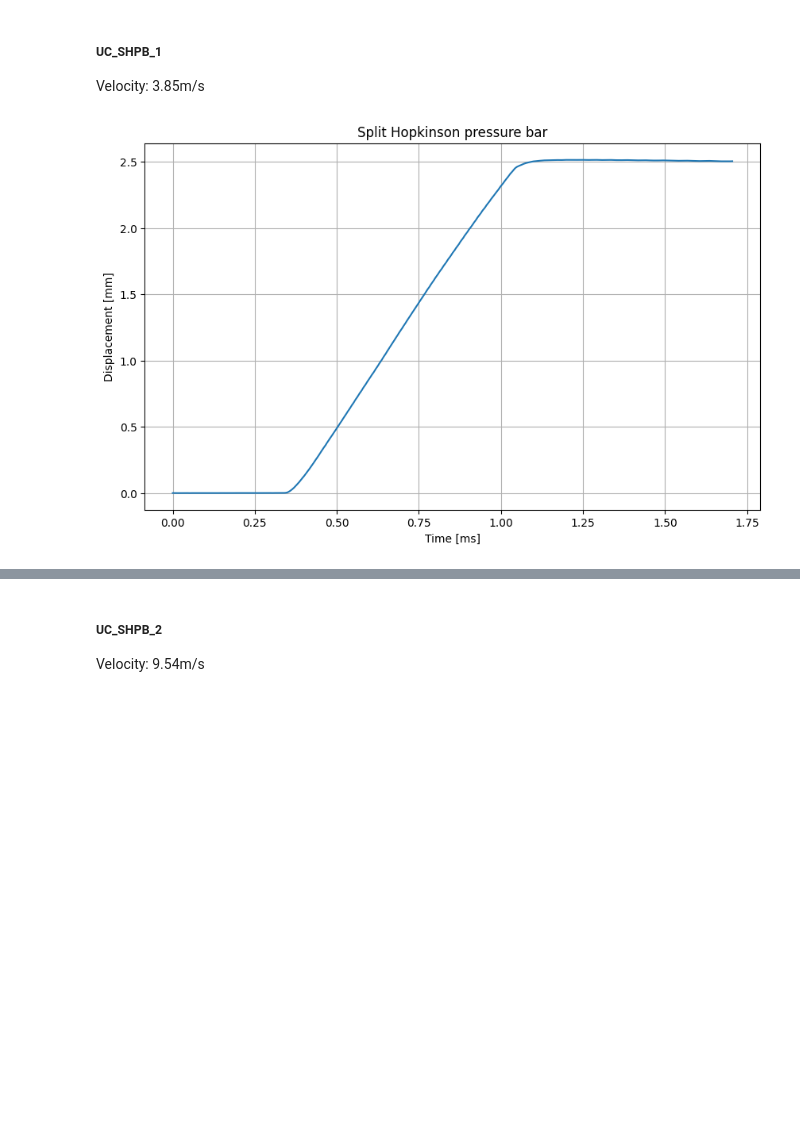
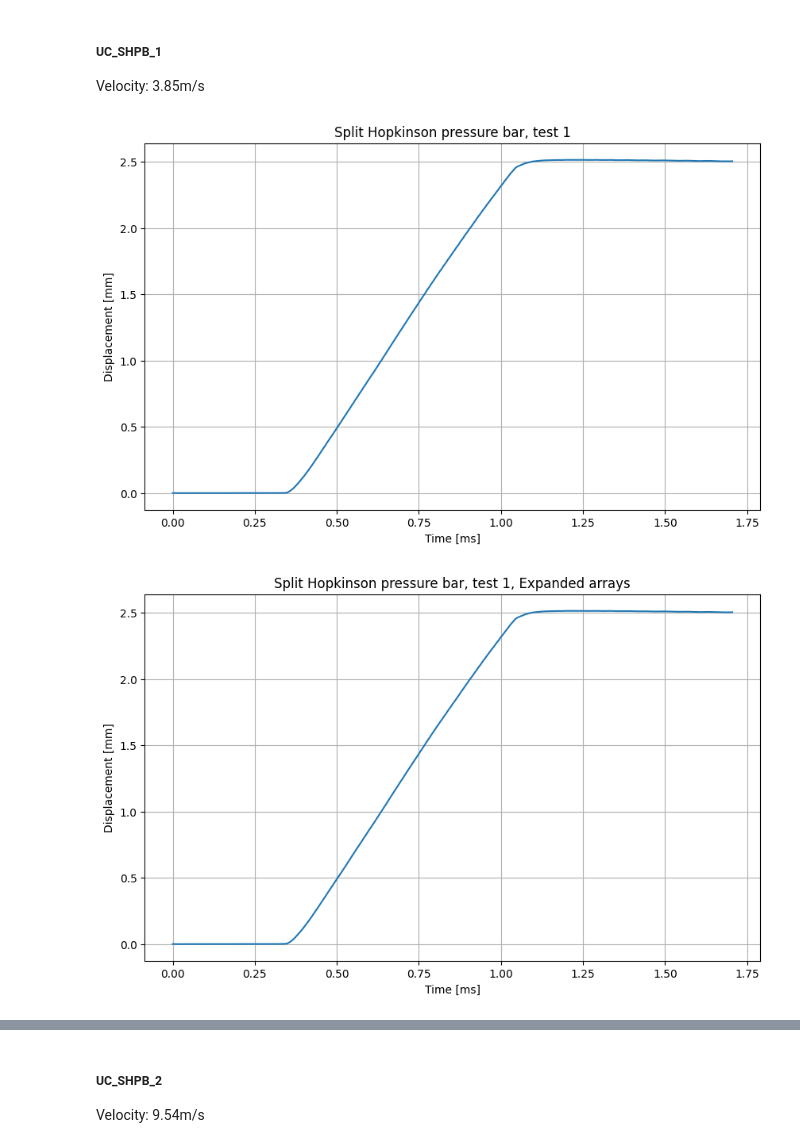
Before and after one commit to monarach/MASTER_THESIS, a Jupyter notebook: KODE/Preliminary_tests.ipynb, the cells around one changed output, grey strips where cells are left out. Drawn from its saved outputs; the diff is of its cells as text; code cells hidden in the pictures; blank space fills up the shorter version.

```diff
--- a/KODE/Preliminary_tests.ipynb
+++ b/KODE/Preliminary_tests.ipynb
@@ -113,13 +112,21 @@ def find_t0_index(list):
 ##### UC_SHPB_1
 Velocity:  3.85m/s
 # %%
-#DIC
+# DIC
 # Displacement and time
-disp_UC_SHPB_1,time_UC_SHPB_1 = DispAndTime_FromExcel('Preliminary_tests_data.xlsx', 'UC_SHPB1', dt_DIC)
+disp_UC_SHPB_1_temp,time_UC_SHPB_1_temp = DispAndTime_FromExcel('Preliminary_tests_data.xlsx', 'UC_SHPB1', dt_DIC)
+
+# Expanding array with linear interpolation
+disp_UC_SHPB_1 = ExpandArray(disp_UC_SHPB_1_temp, round(len(disp_UC_SHPB_1_temp)/dt_machine*dt_DIC))
+time_UC_SHPB_1 = ExpandArray(time_UC_SHPB_1_temp, round(len(disp_UC_SHPB_1_temp)/dt_machine*dt_DIC))
+
+
 
 # Plot displacement vs time
-plot_2_arrays(time_UC_SHPB_1, disp_UC_SHPB_1, 'Time [ms]', 'Displacement [mm]', 'Split Hopkinson pressure bar')
+plot_2_arrays(time_UC_SHPB_1_temp, disp_UC_SHPB_1_temp, 'Time [ms]', 'Displacement [mm]', 'Split Hopkinson pressure bar, test 1')
+plot_2_arrays(time_UC_SHPB_1, disp_UC_SHPB_1, 'Time [ms]', 'Displacement [mm]', 'Split Hopkinson pressure bar, test 1, Expanded arrays')
 # %% [output]
-[figure, old version]
+[figure, new version]
+[figure, added]
 # %%
 #Machine data
```
Also changed, not shown: parts of 6 cells of this notebook.
